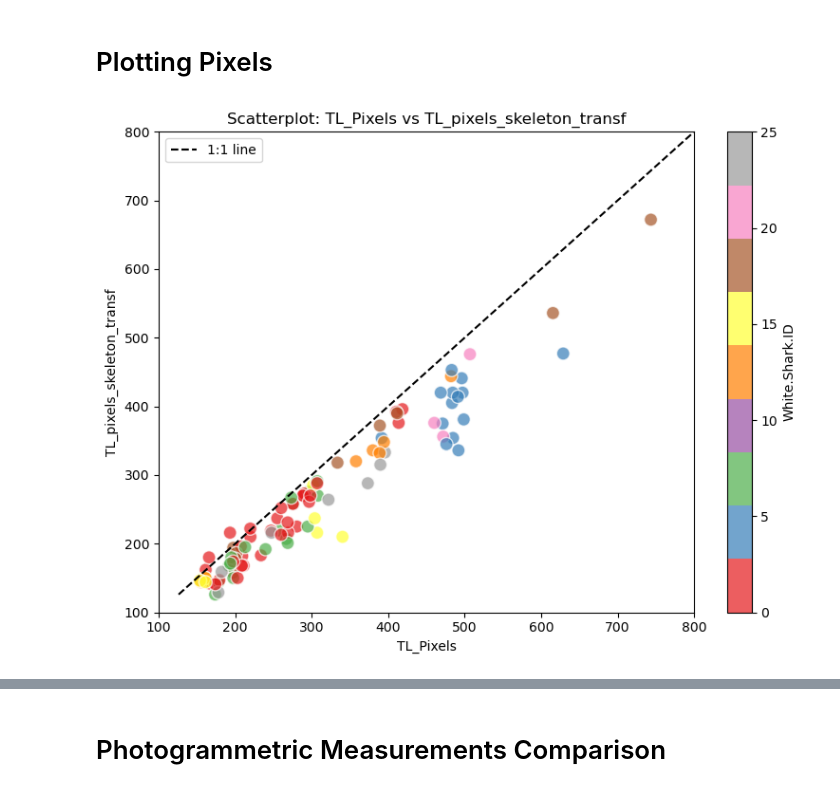
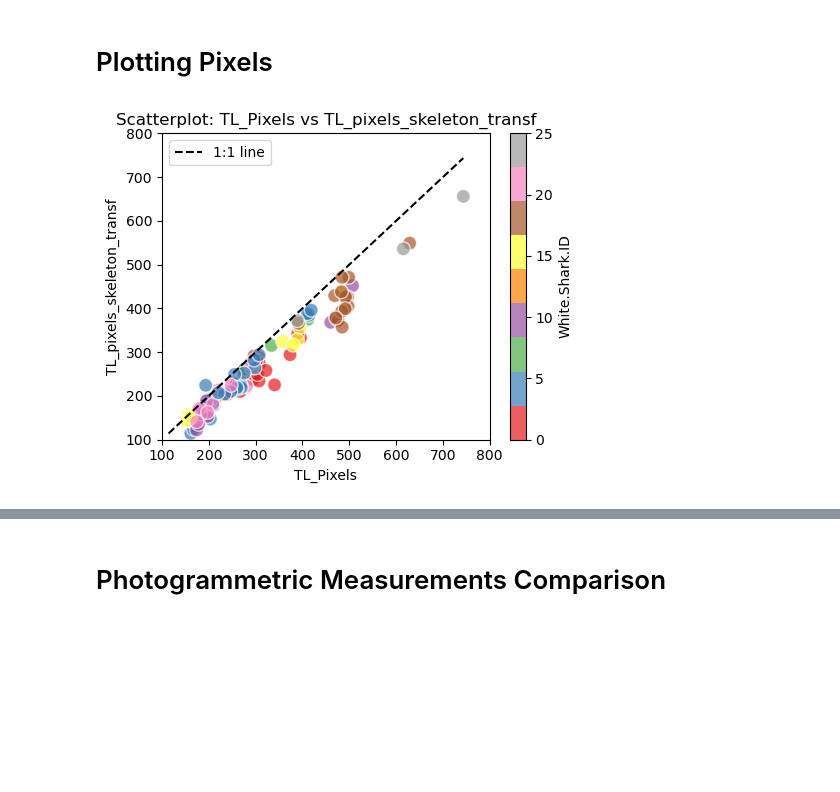
Before and after one commit to alexandradigiacomo/sharkbody_seg, a Jupyter notebook: notebooks/test_offline_eval.ipynb, the cells around one changed output, grey strips where cells are left out. Cells and saved outputs as stored; diff of their text form; code cells hidden in the pictures; blank space fills up the shorter version.

```diff
--- a/notebooks/test_offline_eval.ipynb
+++ b/notebooks/test_offline_eval.ipynb
@@ -182,32 +64,0 @@ merged_df = pd.merge(df_skel, df_meta_full, on='filename', how='left')
-# %%
-# for custom crops ONLY: overwrite pixel transformation
-custom_crop = True
-
-def compute_custom_crop_size(row, base_crop_size=896):
-    relative_altitude = row['RelativeAltitude_x']
-    img_width = row['ImageWidth_x']
-
-    if 0 <= relative_altitude <= 30:  # Low altitudes
-        if img_width <= 3000: crop_size = 672
-        elif 3000 < img_width <= 4000: crop_size = 672
-        else: crop_size = 896  # img_width > 4000
-
-    elif 30 < relative_altitude <= 50:  # Medium altitudes
-        if img_width <= 3000: crop_size = 448
-        elif 3000 < img_width <= 4000: crop_size = 448
-        else: crop_size = 672  # img_width > 4000
-
-    elif 50 < relative_altitude <= 100:  # High altitudes
-        if img_width <= 3000: crop_size = 448
-        elif 3000 < img_width <= 4000: crop_size = 448
-        else: crop_size = 672  # img_width > 4000
-
-    else:
-        crop_size = base_crop_size  # otherwise, base crop size
-
-    return crop_size
-
-if (custom_crop == True) :
-    merged_df['crop_size'] = merged_df.apply(compute_custom_crop_size, axis=1)
-    merged_df['TL_pixels_skeleton_transf'] = merged_df['skeleton_TL'] * (merged_df['crop_size'] / mask_size)
-    merged_df['body_span_transf'] = merged_df['body_span_transf'] * (merged_df['crop_size'] / mask_size)
@@ -279,36 +147,36 @@ white_shark_id_mapping = {id_: idx for idx, id_ in enumerate(merged_df['White.Sh
 merged_df['White.Shark.ID_numeric'] = merged_df['White.Shark.ID'].map(white_shark_id_mapping)
 
 # Create scatter plot with color mapping based on White.Shark.ID_numeric
-plt.figure(figsize=(8, 6))
+plt.figure(figsize=(5, 4))
 
 # Plot the scatter points, color by the numeric encoded White.Shark.ID
 scatter = plt.scatter(merged_df['TL_Pixels'], merged_df['TL_pixels_skeleton_transf'],
                       c=merged_df['White.Shark.ID_numeric'], cmap='Set1', s=100, edgecolor='w', alpha=0.7)
 
 # Plot the 1:1 line (where x = y)
 min_val = min(merged_df['TL_Pixels'].min(), merged_df['TL_pixels_skeleton_transf'].min())
 max_val = max(merged_df['TL_Pixels'].max(), merged_df['TL_pixels_skeleton_transf'].max())
 plt.plot([min_val, max_val], [min_val, max_val], color='k', linestyle='--', label='1:1 line')
 
 # Add labels and title
 plt.xlabel('TL_Pixels')
 plt.ylabel('TL_pixels_skeleton_transf')
 plt.title('Scatterplot: TL_Pixels vs TL_pixels_skeleton_transf')
 
 # Add a colorbar and legend
 plt.colorbar(scatter, label='White.Shark.ID')
 plt.legend(loc='upper left')
 
 # Adjust layout
 plt.tight_layout()
 
 plt.xlim(100, 800)
 plt.ylim(100, 800)
 
 # Show plot
 plt.show()
 # %% [output]
-[figure, old version]
+[figure, new version]
 # %%
 # Color TL:TL plot by relative altitude
 plt.figure(figsize=(6, 4))
```
Also changed, not shown: parts of 32 cells of this notebook, 4 other files.
